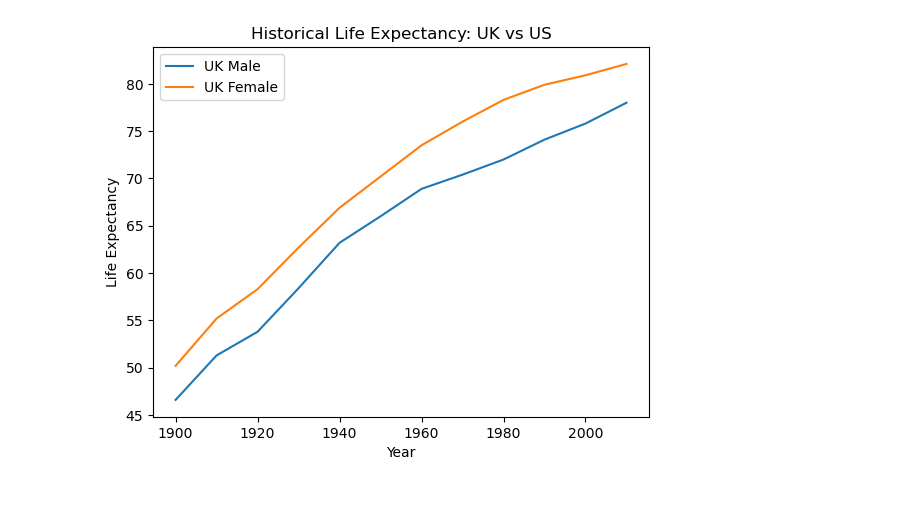
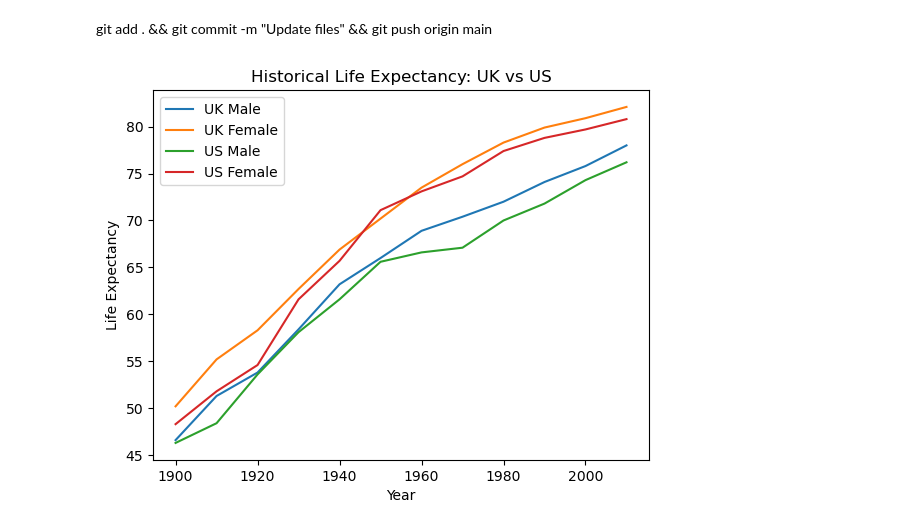
Before and after one commit to ronandownes/basics, a Jupyter notebook: Plotting.ipynb, the cells around one changed output. Saved outputs shown, nothing was run; the diff lists cells and outputs as text; code cells hidden in the pictures; blank space fills up the shorter version.

```diff
--- a/Plotting.ipynb
+++ b/Plotting.ipynb
@@ -1,27 +1,30 @@
+# %% [markdown]
+git add . && git commit -m "Update files" && git push origin main
 # %%
 import matplotlib.pyplot as plt
 
 years = [1900, 1910, 1920, 1930, 1940, 1950, 1960, 1970, 1980, 1990, 2000, 2010]
 
 uk_male_life_expectancy = [46.6, 51.3, 53.8, 58.4, 63.2, 66.0, 68.9, 70.4, 72.0, 74.1, 75.8, 78.0]
 uk_female_life_expectancy = [50.2, 55.2, 58.3, 62.7, 66.9, 70.2, 73.5, 76.0, 78.3, 79.9, 80.9, 82.1]
 
 us_male_life_expectancy = [46.3, 48.4, 53.6, 58.1, 61.6, 65.6, 66.6, 67.1, 70.0, 71.8, 74.3, 76.2]
 us_female_life_expectancy = [48.3, 51.8, 54.6, 61.6, 65.7, 71.1, 73.1, 74.7, 77.4, 78.8, 79.7, 80.8]
 
 plt.plot(years, uk_male_life_expectancy, label='UK Male')
+# plt.plot(x,y1,label='this is y1')
 plt.plot(years, uk_female_life_expectancy, label='UK Female')
-# plt.plot(years, us_male_life_expectancy, label='US Male')
-# plt.plot(years, us_female_life_expectancy, label='US Female')
+plt.plot(years, us_male_life_expectancy, label='US Male')
+plt.plot(years, us_female_life_expectancy, label='US Female')
 
 plt.xlabel('Year')
 plt.ylabel('Life Expectancy')
 plt.title('Historical Life Expectancy: UK vs US')
 plt.legend()
 
 plt.show()
 # %% [output]
-[figure, old version]
+[figure, new version]
 # %%
 base=[0,1,2,3,4,5,6]
 squares=[0,1,4,9,16,25,36]
```
Also changed, not shown: parts of 1 cell of this notebook, 3 other files.
